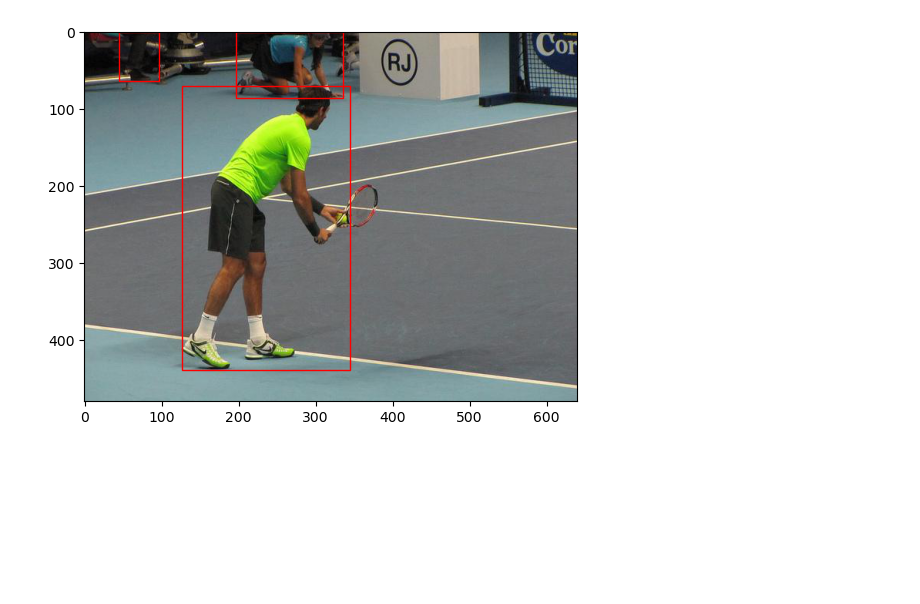
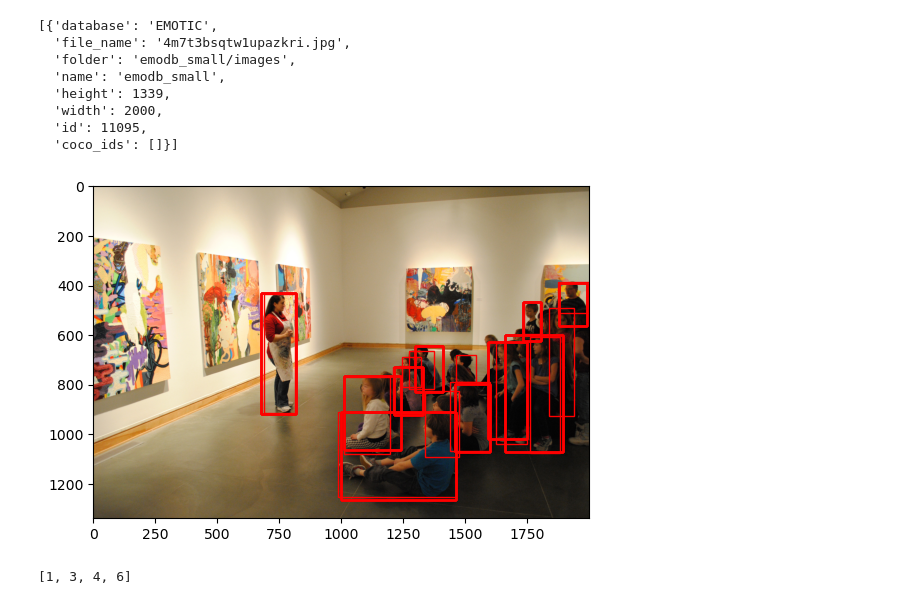
Before and after one commit to Jalalbaim/Emotic_Correction, a Jupyter notebook: testtest.ipynb, the cells around one changed output. Cells and saved outputs as stored; diff of their text form; code cells hidden in the pictures; blank space fills up the shorter version.

```diff
--- a/testtest.ipynb
+++ b/testtest.ipynb
@@ -43,0 +37,3 @@ bboxes.append(img_ann)
+# %%
+bboxes = [item["bbox"] for item in train["annotations"] if item["image_id"] == 11095]
+bboxes
@@ -44,30 +58,44 @@ bboxes.append(img_ann)
+# %%
+from collections import Counter
+
+image_dict = [item for item in train["images"] if item["id"] == 11095]
+image_dict
+# %% [output]
+[{'database': 'EMOTIC',
+  'file_name': '4m7t3bsqtw1upazkri.jpg',
+  'folder': 'emodb_small/images',
+  'name': 'emodb_small',
+  'height': 1339,
+  'width': 2000,
+  'id': 11095,
+  'coco_ids': []}]
 # %%
 import matplotlib.pyplot as plt
 import matplotlib.patches as patches
 import numpy as np
 from PIL import Image
 
-url = "EMOTIC (1)\EMOTIC\PAMI\emotic\/mscoco\images/COCO_train2014_000000001966.jpg"
+url = "EMOTIC (1)\EMOTIC\PAMI\emotic\/emodb_small\images/4m7t3bsqtw1upazkri.jpg"
 url = url.replace("\\", "/")
 
 image = Image.open(url)
 image_np = np.array(image)
 
 fig, ax = plt.subplots(1)
 ax.imshow(image_np)
 
 # Color map for different classes
 color_map = plt.get_cmap('tab20b')
 
 for box in bboxes:
     xmin, ymin, xmax, ymax = box
 
     # Create a Rectangle patch
     rect = patches.Rectangle((xmin, ymin), xmax - xmin, ymax - ymin, linewidth=1, edgecolor='r', facecolor='none')
 
     # Add the patch to the Axes
     ax.add_patch(rect)
 
 plt.show()
 # %% [output]
-[figure, old version]
+[figure, new version]
@@ -73,0 +104,4 @@ plt.show()
+# %%
+l[:30]
+# %% [output]
+[1, 3, 4, 6]
```
Also changed, not shown: parts of 6 cells of this notebook, 2 other files.
